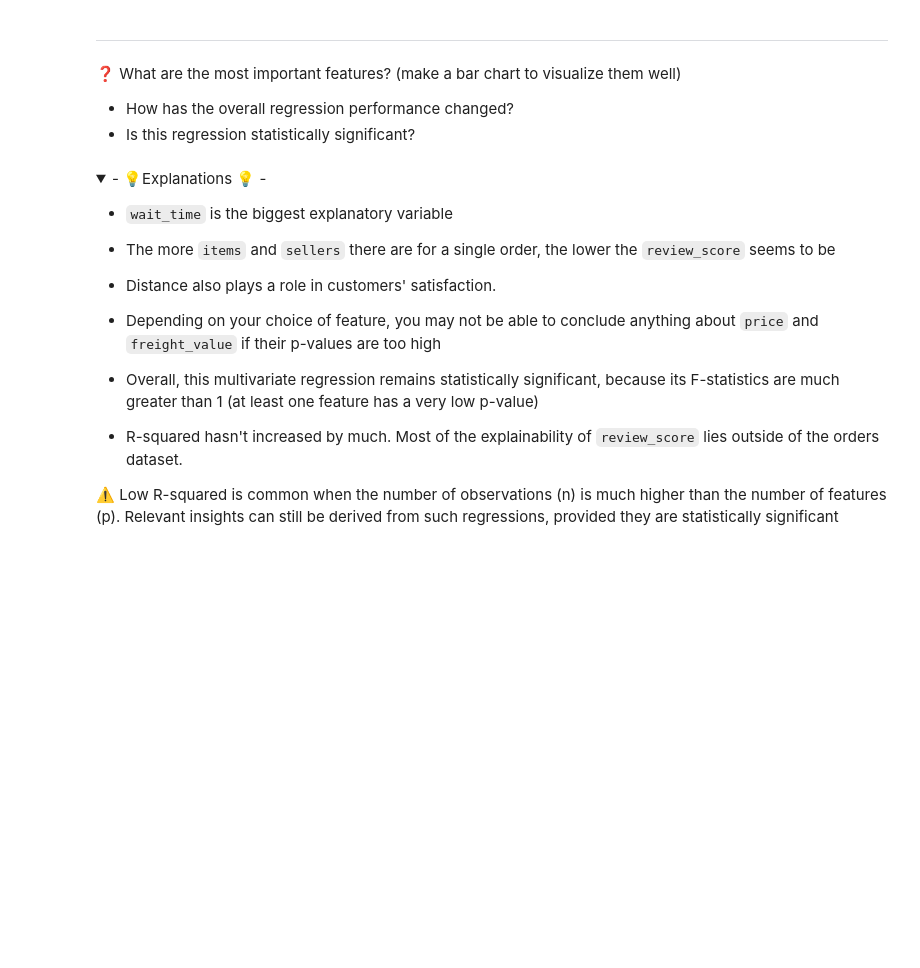
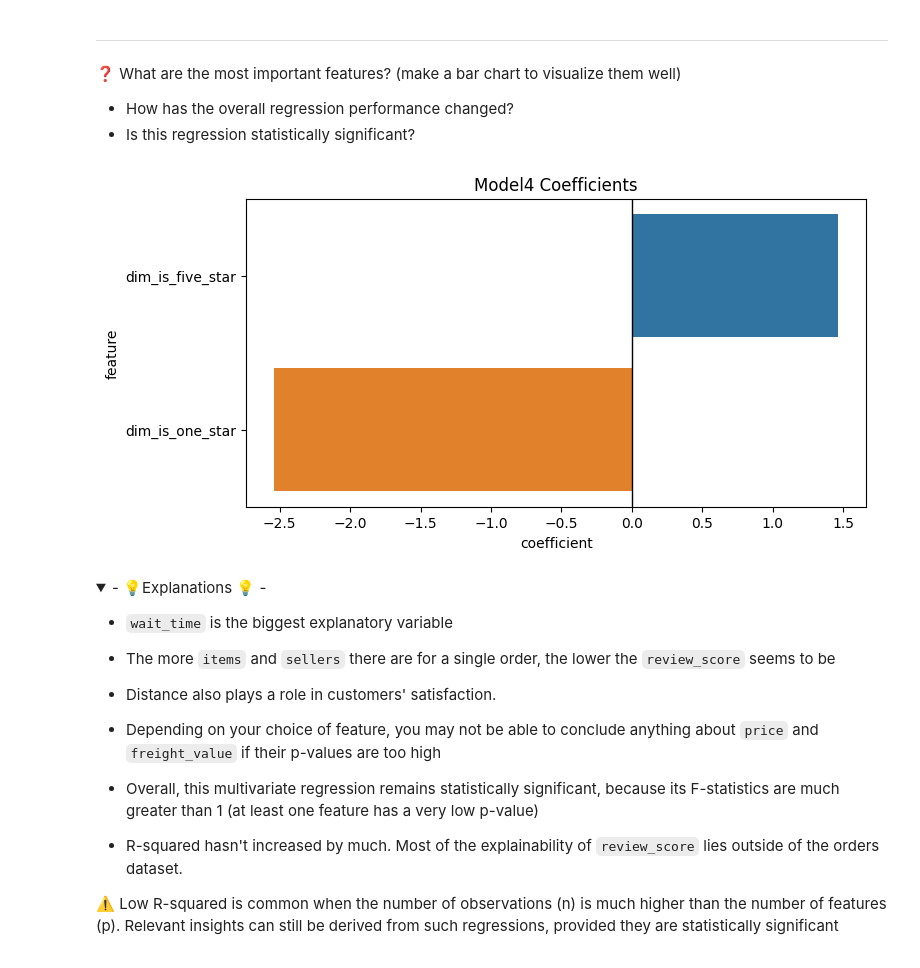
Before and after one commit to andyheggs/data-orders-regression, a Jupyter notebook: orders_regression.ipynb, the cells around one changed output. Saved outputs shown, nothing was run; the diff lists cells and outputs as text; code cells hidden in the pictures; folded sections open; blank space fills up the shorter version.

```diff
--- a/orders_regression.ipynb
+++ b/orders_regression.ipynb
@@ -156,3 +261,20 @@ Contrary to what was found with the simple bivariate correlation analysis, `dela
+# %%
+coeffs = pd.DataFrame({
+    'feature': model4.params.index,      # e.g. ['Intercept', 'dim_is_five_star', 'dim_is_one_star']
+    'coefficient': model4.params.values  # numeric coefficient values
+})
+
+# 2) Remove the intercept if you don’t want it in the chart
+coeffs = coeffs[coeffs['feature'] != 'Intercept']
+
+# 3) Plot as a bar chart
+plt.figure(figsize=(8, 4))
+sns.barplot(x='coefficient', y='feature', data=coeffs)
+plt.axvline(x=0, color='black', linewidth=1)  # reference line at 0
+plt.title('Model4 Coefficients')
+plt.show()
+# %% [output]
+[figure, added]
 # %% [markdown]
 <details>
     <summary>- 💡Explanations 💡 -</summary>
```
Also changed, not shown: parts of 27 cells of this notebook.
